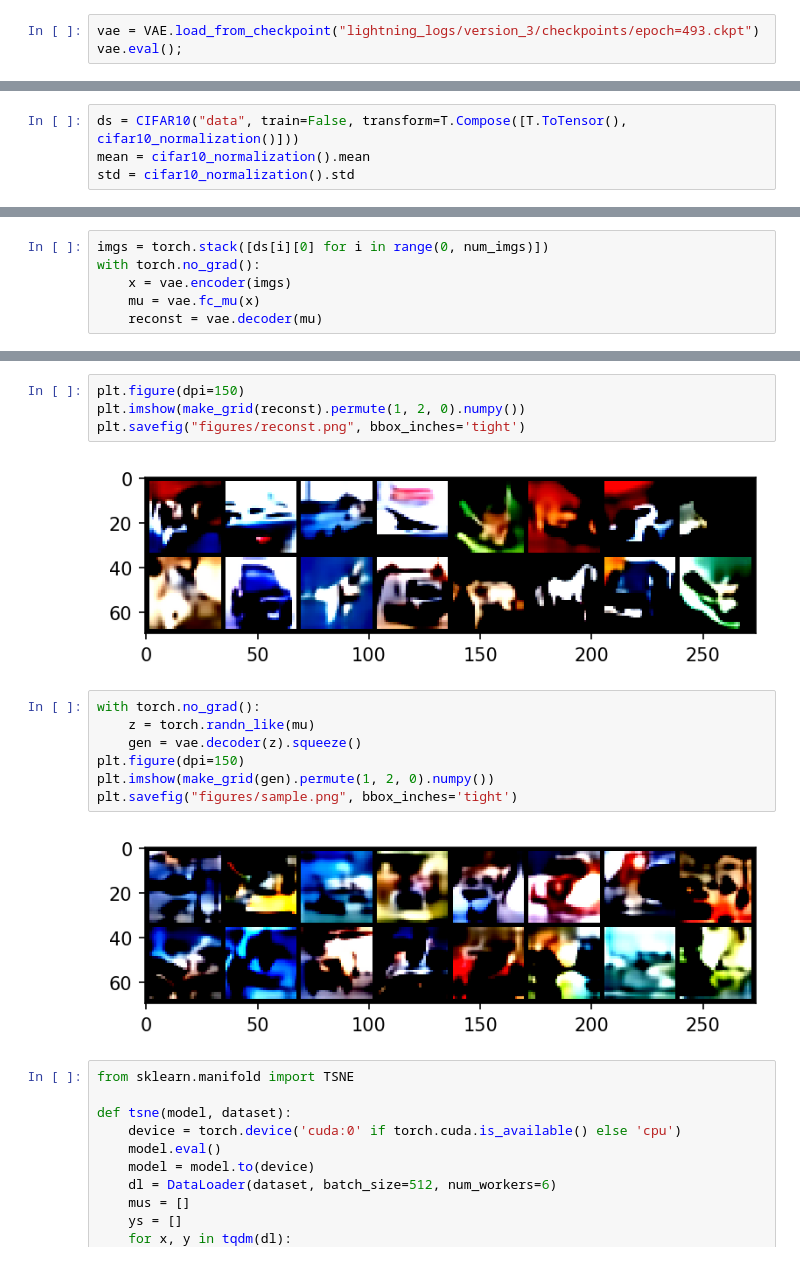
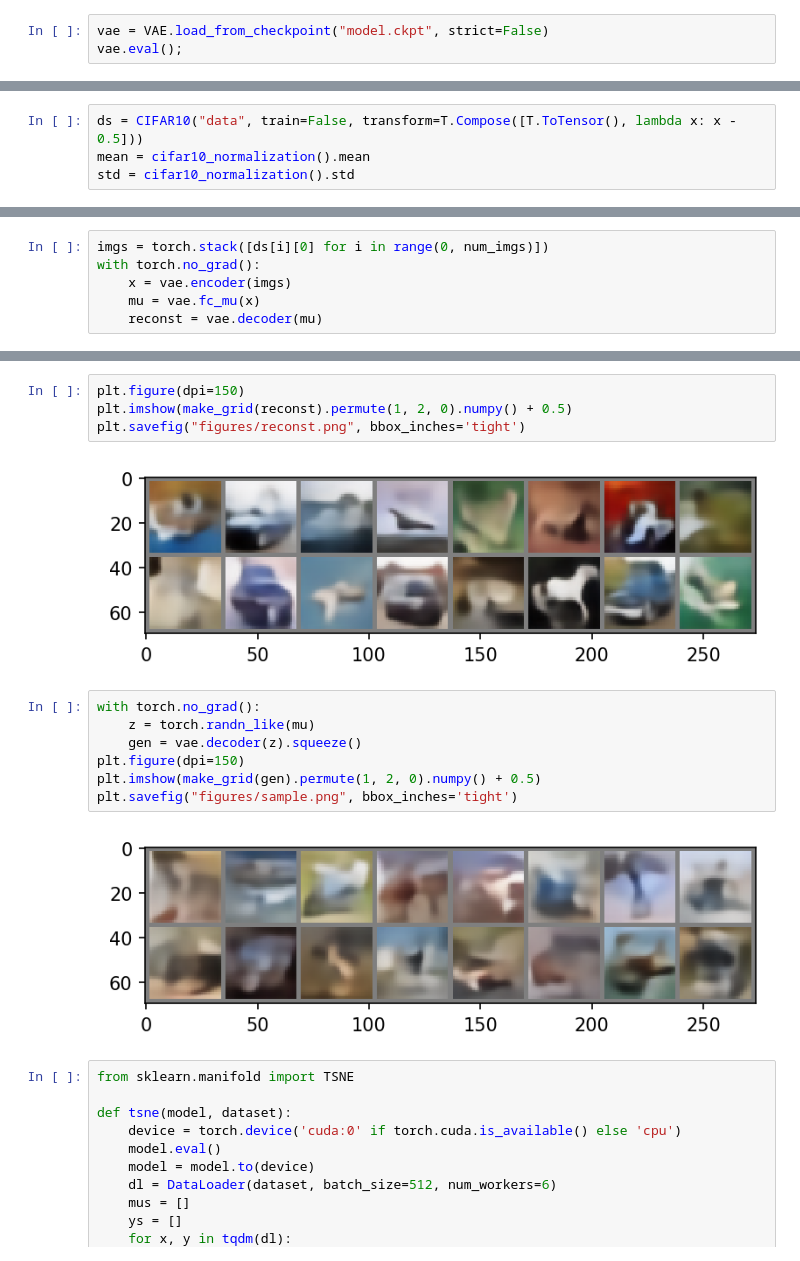
Before and after one commit to Lightning-Universe/paper-AAVAE, a Jupyter notebook: figures.ipynb, the cells around one changed output, grey strips where cells are left out. Drawn from its saved outputs; the diff is of its cells as text.

```diff
--- a/figures.ipynb
+++ b/figures.ipynb
@@ -26,12 +26,12 @@ version_0  version_1  version_2  version_3  version_4  version_5  version_6
 # %%
-vae = VAE.load_from_checkpoint("lightning_logs/version_3/checkpoints/epoch=493.ckpt")
+vae = VAE.load_from_checkpoint("model.ckpt", strict=False)
 vae.eval();
 # %%
 vae.prior, vae.posterior
 # %% [output]
 ('normal', 'normal')
 # %%
-ds = CIFAR10("data", train=False, transform=T.Compose([T.ToTensor(), cifar10_normalization()]))
+ds = CIFAR10("data", train=False, transform=T.Compose([T.ToTensor(), lambda x: x - 0.5]))
 mean = cifar10_normalization().mean
 std = cifar10_normalization().std
 # %%
@@ -52,18 +51,18 @@ Clipping input data to the valid range for imshow with RGB data ([0..1] for floa
 # %%
 plt.figure(dpi=150)
-plt.imshow(make_grid(reconst).permute(1, 2, 0).numpy())
+plt.imshow(make_grid(reconst).permute(1, 2, 0).numpy() + 0.5)
 plt.savefig("figures/reconst.png", bbox_inches='tight')
 # %% [output]
-[figure, old version]
+[figure, new version]
 # %%
 with torch.no_grad():
     z = torch.randn_like(mu)
     gen = vae.decoder(z).squeeze()
 plt.figure(dpi=150)
-plt.imshow(make_grid(gen).permute(1, 2, 0).numpy())
+plt.imshow(make_grid(gen).permute(1, 2, 0).numpy() + 0.5)
 plt.savefig("figures/sample.png", bbox_inches='tight')
 # %% [output]
-[figure, old version]
+[figure, new version]
 # %%
 from sklearn.manifold import TSNE
 
```
Also changed, not shown: parts of 5 cells of this notebook, 5 other files.
